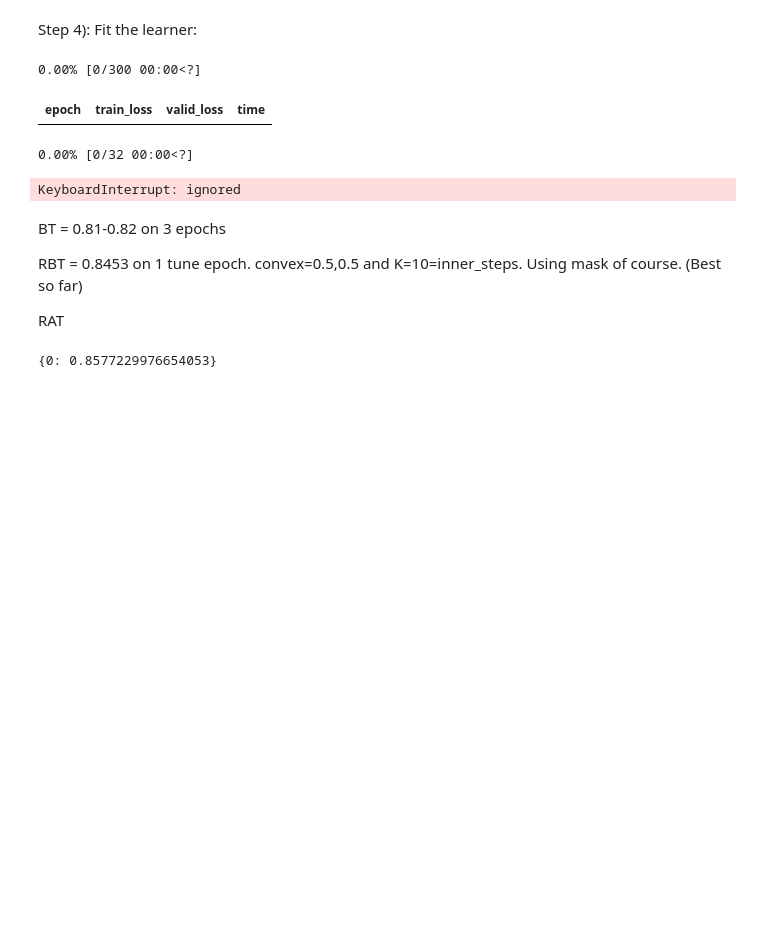
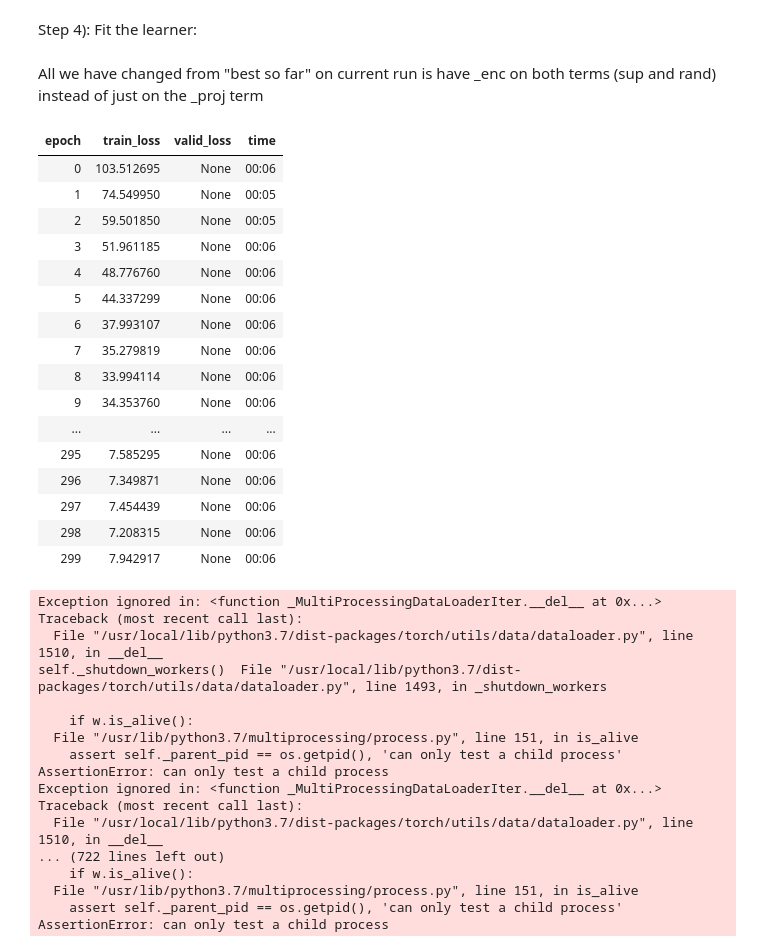
Before and after one commit to hamish-haggerty/AI-hacking, a Jupyter notebook: SSL/MNIST_Val_draft.ipynb, the cells around one changed output. Cells and saved outputs as stored; diff of their text form; code cells hidden in the pictures; blank space fills up the shorter version.

Commit message:
Made loading data nicer and got BT baseline

```diff
--- a/SSL/MNIST_Val_draft.ipynb
+++ b/SSL/MNIST_Val_draft.ipynb
@@ -362,22 +349,7 @@ Define encoder and model; Define augmentation pipelines; Define learner.
 fastai_encoder = create_fastai_encoder(xresnet18(),pretrained=False,n_in=n_in)
 
 #If we are using a different model, this call will just look like `create_rat_model(...)`
-model = create_p3barlow_twins_model(fastai_encoder, hidden_size=ps,projection_size=ps,nlayers=3)
-
-
-# aug_pipelines_1 = get_barlow_twins_aug_pipelines(size=size,
-#                                                  bw=True, rotate=True,noise=True, jitter=True, blur=True,solar=True,
-#                                                  resize_scale=(0.4, 1.0),rotate_deg=45,noise_std=0.0125, jitter_s=1.0, blur_s=math.ceil(size/10)+1,
-#                                                  bw_p=0.2, flip_p=0.5,rotate_p=0.25,noise_p=0.2, jitter_p=0.8, blur_p=1.0,sol_p=0.0,
-#                                                  stats=mnist_stats,same_on_batch=False, xtra_tfms=[]
-#                                                  )
-
-# aug_pipelines_2 = get_barlow_twins_aug_pipelines(size=size,
-#                                                  bw=True, rotate=True,noise=True, jitter=True, blur=True,solar=True,
-#                                                  resize_scale=(0.4, 1.0),rotate_deg=45,noise_std=0.025, jitter_s=1.0, blur_s=math.ceil(size/10)+1,sol_t=0.01,sol_a=0.01,
-#                                                  bw_p=0.2, flip_p=0.5,rotate_p=0.1,noise_p=0.1, jitter_p=0.8, blur_p=0.1,sol_p=0.2,
-#                                                  stats=mnist_stats,same_on_batch=False, xtra_tfms=[]
-#                                                  )
+model = create_barlow_twins_model(fastai_encoder, hidden_size=ps,projection_size=ps,nlayers=3)
 
 aug_pipelines_1 = get_barlow_twins_aug_pipelines(size=28,blur_r=(0.5,2),
                     rotate=True,jitter=False,noise=True,bw=False,blur=True,solar=True, #Whether to use aug or not
@@ -392,7 +364,6 @@ aug_pipelines_2 = get_barlow_twins_aug_pipelines(size=28,blur_r=(0.5,2),
                     same_on_batch=False,stats=mnist_stats, cuda=(device=='cuda'))
 
 
-
 #aug_pipelines = get_barlow_twins_aug_pipelines(size=28, rotate=True,flip_p=0,resize_scale=(0.7,1), jitter=False, bw=False,blur=True,blur_p=0.5,blur_s=8, stats=None, cuda=True)
 
 # noise=True,rotate=True,jitter=True,bw=True,blur=True,solar=True, #Whether to use  given aug or not
@@ -404,7 +375,7 @@ aug_pipelines = [aug_pipelines_1,aug_pipelines_2]
 
 #If we are using a different `callback` to `BarlowTwins` then we can simply replace `BarlowTwins` with
 #e.g. `BarlowTriplets`. We can define in base_model and just import with no issues.
-learn = Learner(dls,model, cbs=[BarlowTwins(aug_pipelines,n_in=n_in,lmb=1/ps,print_augs=False)])
+learn = Learner(dls_train,model, cbs=[BarlowTwins(aug_pipelines,n_in=n_in,lmb=1/ps,print_augs=False)])
 #Set path of learn correctly
 #learn.path = Path('/content/drive/MyDrive/')
 # %% [markdown]
@@ -414,22 +389,45 @@ Step 3): (Optional): View the augmentations:
 # %% [markdown]
 Step 4): Fit the learner:
+# %% [markdown]
+All we have changed from "best so far" on current run is have _enc on both terms (sup and rand)
+instead of just on the _proj term
 # %%
 #This will also perform linear evaluation every x epochs (see `before_batch`) above
-learn.fit(300)
+learn.fit(n_epochs)
 #learn.barlow_twins.acc_dict
 # %% [output]
+| epoch | train_loss | valid_loss | time |
+| 0 | 103.512695 | None | 00:06 |
+| 1 | 74.549950 | None | 00:05 |
+| 2 | 59.501850 | None | 00:05 |
+| 3 | 51.961185 | None | 00:06 |
+| 4 | 48.776760 | None | 00:06 |
+| 5 | 44.337299 | None | 00:06 |
+| 6 | 37.993107 | None | 00:06 |
+| 7 | 35.279819 | None | 00:06 |
+| 8 | 33.994114 | None | 00:06 |
+| 9 | 34.353760 | None | 00:06 |
+| ... | ... | ... | ... |
+| 295 | 7.585295 | None | 00:06 |
+| 296 | 7.349871 | None | 00:06 |
+| 297 | 7.454439 | None | 00:06 |
+| 298 | 7.208315 | None | 00:06 |
+| 299 | 7.942917 | None | 00:06 |
-0.00% [0/300 00:00<?]
+Exception ignored in: <function _MultiProcessingDataLoaderIter.__del__ at 0x...>
+Traceback (most recent call last):
+  File "/usr/local/lib/python3.7/dist-packages/torch/utils/data/dataloader.py", line 1510, in __del__
+self._shutdown_workers()  File "/usr/local/lib/python3.7/dist-packages/torch/utils/data/dataloader.py", line 1493, in _shutdown_workers
+
+    if w.is_alive():
+  File "/usr/lib/python3.7/multiprocessing/process.py", line 151, in is_alive
+    assert self._parent_pid == os.getpid(), 'can only test a child process'
+AssertionError: can only test a child process
+Exception ignored in: <function _MultiProcessingDataLoaderIter.__del__ at 0x...>
+Traceback (most recent call last):
+  File "/usr/local/lib/python3.7/dist-packages/torch/utils/data/dataloader.py", line 1510, in __del__
+... (722 lines left out)
+    if w.is_alive():
+  File "/usr/lib/python3.7/multiprocessing/process.py", line 151, in is_alive
+    assert self._parent_pid == os.getpid(), 'can only test a child process'
+AssertionError: can only test a child process
-| epoch | train_loss | valid_loss | time |
-0.00% [0/32 00:00<?]
-KeyboardInterrupt: ignored
-# %% [markdown]
-BT = 0.81-0.82 on 3 epochs
-
-RBT = 0.8453 on 1 tune epoch. convex=0.5,0.5 and K=10=inner_steps. Using mask of course. (Best so far)
-
-RAT
-# %%
-acc_dict
-# %% [output]
-{0: 0.8577229976654053}
 # %%
```
Also changed, not shown: parts of 18 cells of this notebook.
